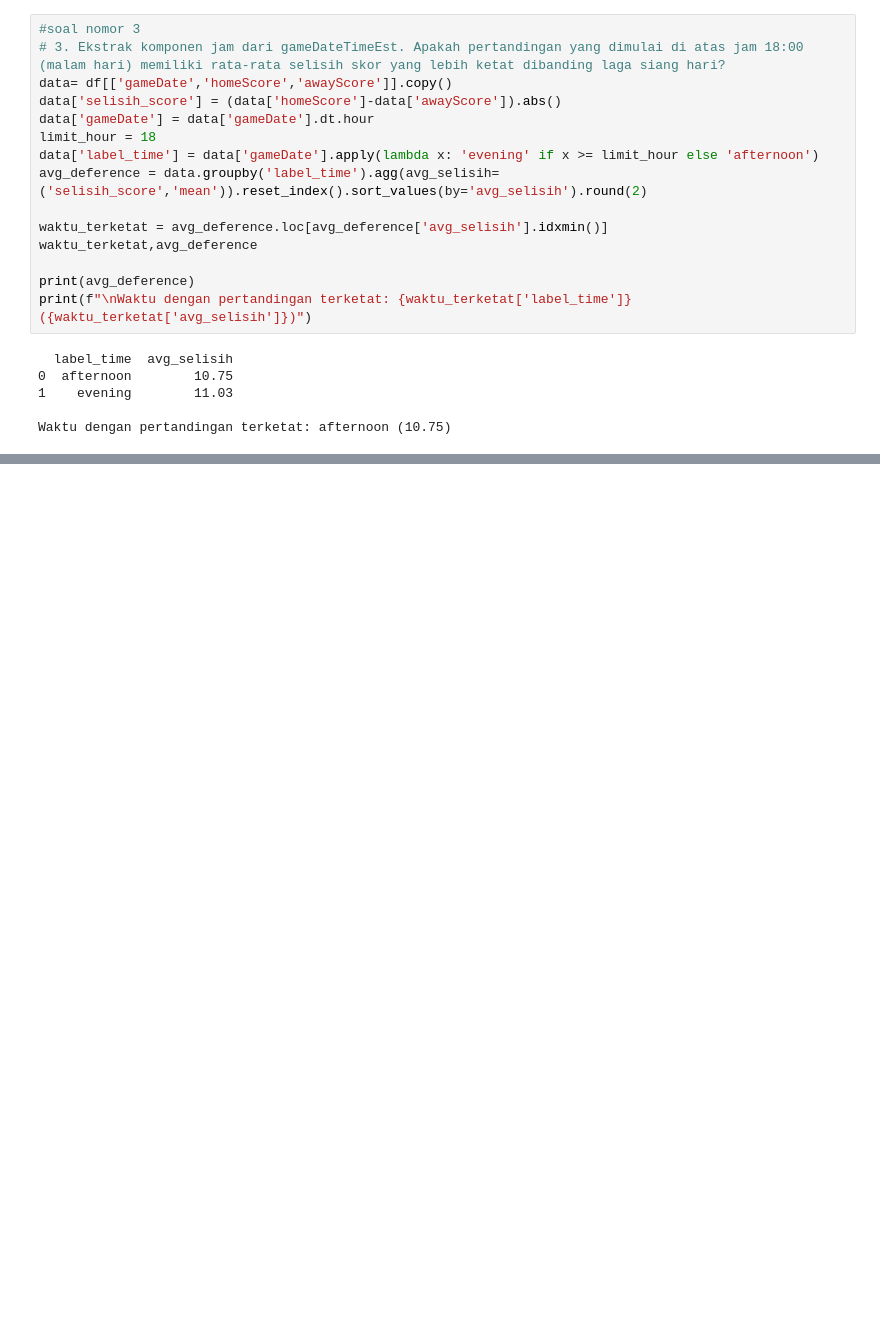
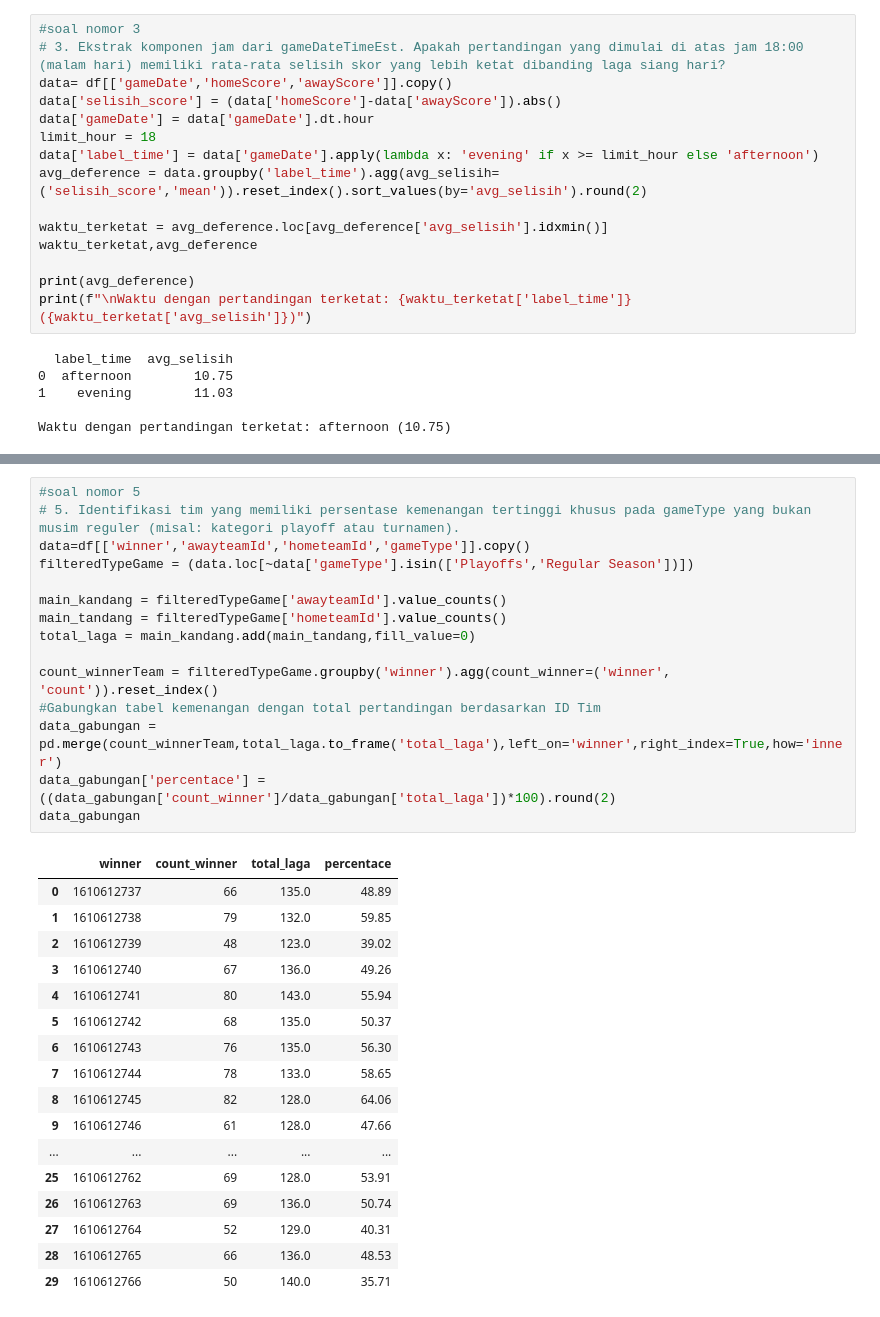
Before and after one commit to HafidzAfrieno/Project-Data-Analyst-Part-1, a Jupyter notebook: nba_player_analyst.ipynb, the cells around one changed output, grey strips where cells are left out. Saved outputs shown, nothing was run; the diff lists cells and outputs as text; blank space fills up the shorter version.

```diff
--- a/nba_player_analyst.ipynb
+++ b/nba_player_analyst.ipynb
@@ -484,0 +513,33 @@ Waktu dengan pertandingan terketat: afternoon (10.75)
+# %%
+#soal nomor 5
+# 5. Identifikasi tim yang memiliki persentase kemenangan tertinggi khusus pada gameType yang bukan musim reguler (misal: kategori playoff atau turnamen).
+data=df[['winner','awayteamId','hometeamId','gameType']].copy()
+filteredTypeGame = (data.loc[~data['gameType'].isin(['Playoffs','Regular Season'])])
+
+main_kandang = filteredTypeGame['awayteamId'].value_counts()
+main_tandang = filteredTypeGame['hometeamId'].value_counts()
+total_laga = main_kandang.add(main_tandang,fill_value=0)
+
+count_winnerTeam = filteredTypeGame.groupby('winner').agg(count_winner=('winner', 'count')).reset_index()
+#Gabungkan tabel kemenangan dengan total pertandingan berdasarkan ID Tim
+data_gabungan = pd.merge(count_winnerTeam,total_laga.to_frame('total_laga'),left_on='winner',right_index=True,how='inner')
+data_gabungan['percentace'] = ((data_gabungan['count_winner']/data_gabungan['total_laga'])*100).round(2)
+data_gabungan
+# %% [output]
+|  | winner | count_winner | total_laga | percentace |
+| 0 | 1610612737 | 66 | 135.0 | 48.89 |
+| 1 | 1610612738 | 79 | 132.0 | 59.85 |
+| 2 | 1610612739 | 48 | 123.0 | 39.02 |
+| 3 | 1610612740 | 67 | 136.0 | 49.26 |
+| 4 | 1610612741 | 80 | 143.0 | 55.94 |
+| 5 | 1610612742 | 68 | 135.0 | 50.37 |
+| 6 | 1610612743 | 76 | 135.0 | 56.30 |
+| 7 | 1610612744 | 78 | 133.0 | 58.65 |
+| 8 | 1610612745 | 82 | 128.0 | 64.06 |
+| 9 | 1610612746 | 61 | 128.0 | 47.66 |
+| ... | ... | ... | ... | ... |
+| 25 | 1610612762 | 69 | 128.0 | 53.91 |
+| 26 | 1610612763 | 69 | 136.0 | 50.74 |
+| 27 | 1610612764 | 52 | 129.0 | 40.31 |
+| 28 | 1610612765 | 66 | 136.0 | 48.53 |
+| 29 | 1610612766 | 50 | 140.0 | 35.71 |
```
Also changed, not shown: parts of 4 cells of this notebook.
